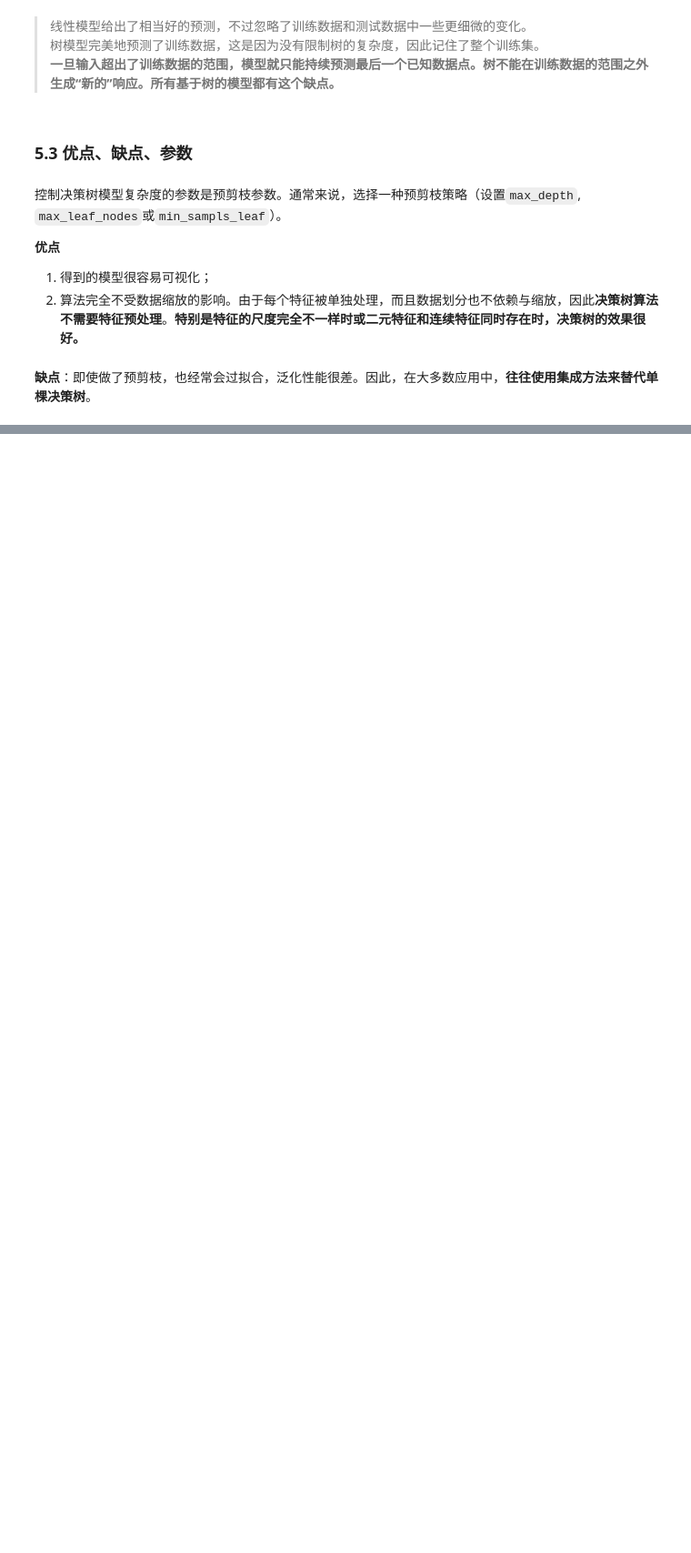
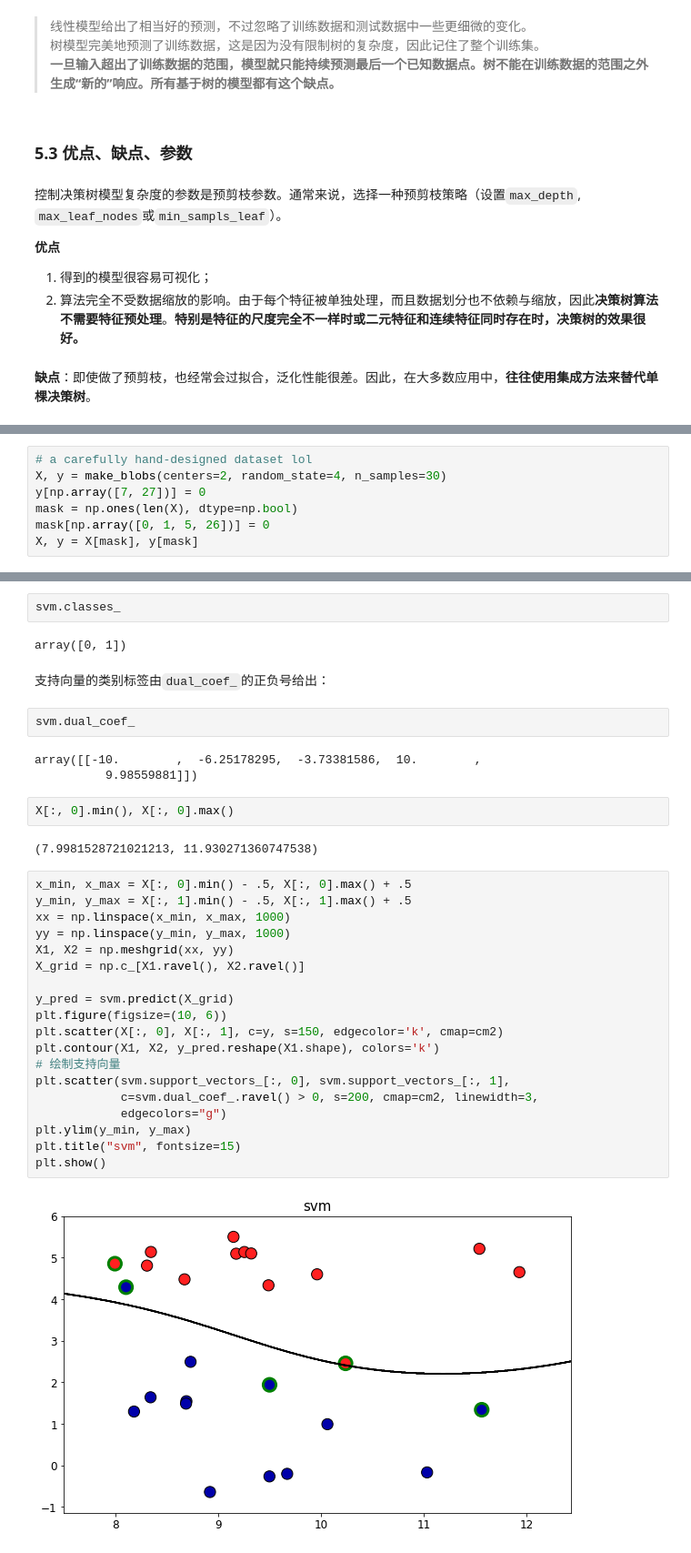
Before and after one commit to libingallin/introduction-to-ml, a Jupyter notebook: ch2_supervised_learning.ipynb, the cells around one changed output, grey strips where cells are left out. Shown at 91% size. Saved outputs shown, nothing was run; the diff lists cells and outputs as text; blank space fills up the shorter version.

```diff
--- a/ch2_supervised_learning.ipynb
+++ b/ch2_supervised_learning.ipynb
@@ -1167,0 +1389,7 @@ plt.show()
+# %%
+# a carefully hand-designed dataset lol
+X, y = make_blobs(centers=2, random_state=4, n_samples=30)
+y[np.array([7, 27])] = 0
+mask = np.ones(len(X), dtype=np.bool)
+mask[np.array([0, 1, 5, 26])] = 0
+X, y = X[mask], y[mask]
@@ -1167,0 +1425,36 @@ plt.show()
+# %%
+svm.classes_
+# %% [output]
+array([0, 1])
+# %% [markdown]
+支持向量的类别标签由`dual_coef_`的正负号给出：
+# %%
+svm.dual_coef_
+# %% [output]
+array([[-10.        ,  -6.25178295,  -3.73381586,  10.        ,
+          9.98559881]])
+# %%
+X[:, 0].min(), X[:, 0].max()
+# %% [output]
+(7.9981528721021213, 11.930271360747538)
+# %%
+x_min, x_max = X[:, 0].min() - .5, X[:, 0].max() + .5
+y_min, y_max = X[:, 1].min() - .5, X[:, 1].max() + .5
+xx = np.linspace(x_min, x_max, 1000)
+yy = np.linspace(y_min, y_max, 1000)
+X1, X2 = np.meshgrid(xx, yy)
+X_grid = np.c_[X1.ravel(), X2.ravel()]
+
+y_pred = svm.predict(X_grid)
+plt.figure(figsize=(10, 6))
+plt.scatter(X[:, 0], X[:, 1], c=y, s=150, edgecolor='k', cmap=cm2)
+plt.contour(X1, X2, y_pred.reshape(X1.shape), colors='k')
+# 绘制支持向量
+plt.scatter(svm.support_vectors_[:, 0], svm.support_vectors_[:, 1],
+            c=svm.dual_coef_.ravel() > 0, s=200, cmap=cm2, linewidth=3,
+            edgecolors="g")
+plt.ylim(y_min, y_max)
+plt.title("svm", fontsize=15)
+plt.show()
+# %% [output]
+[figure, added]
```
Also changed, not shown: parts of 99 cells of this notebook.
